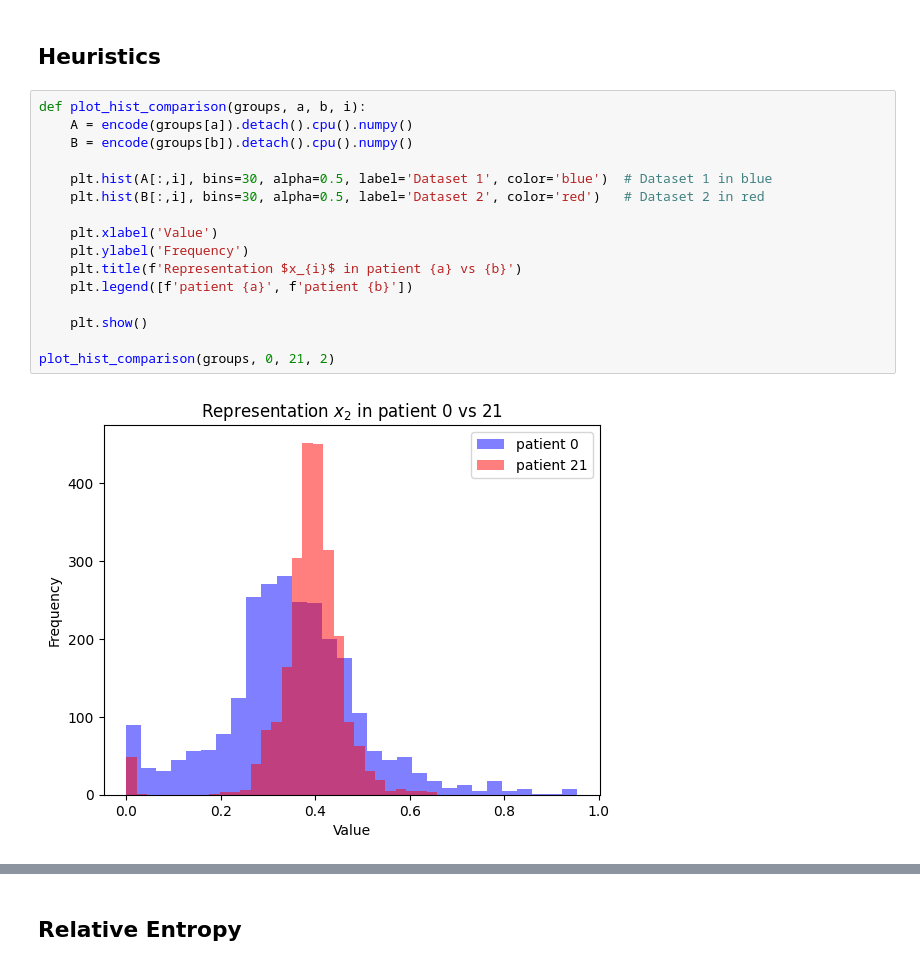
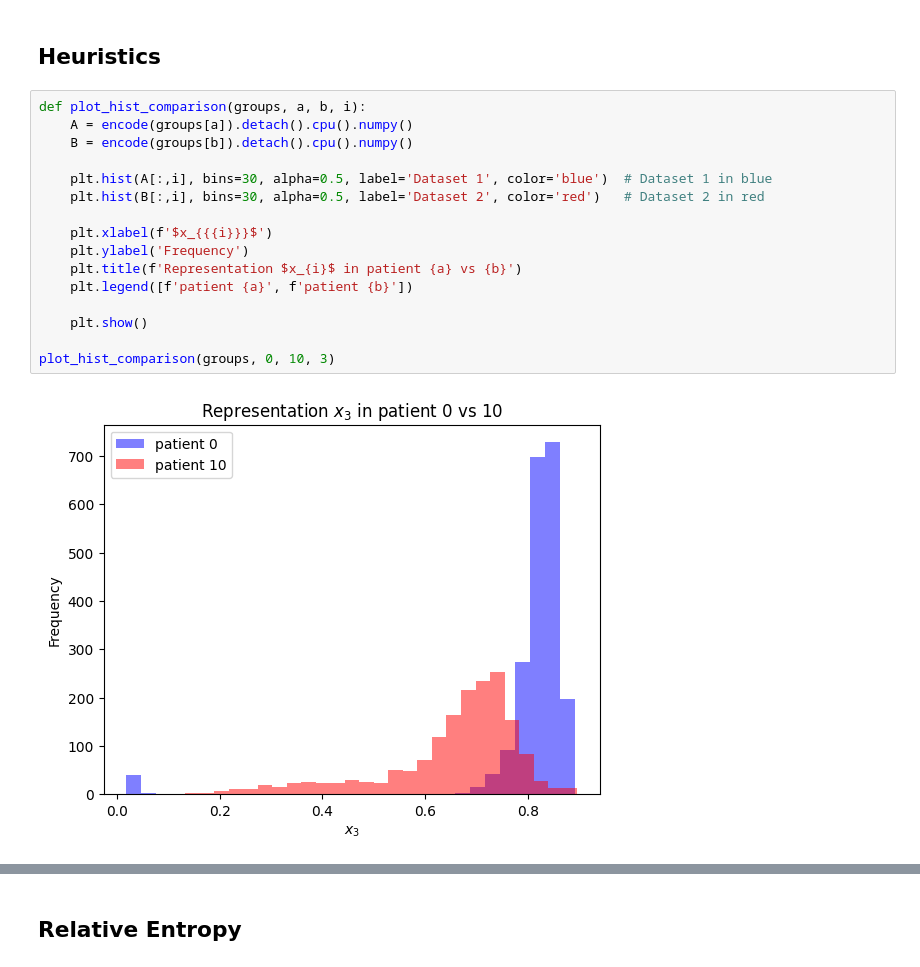
Before and after one commit to MattyAB/ecg_transfer, a Jupyter notebook: autoencoder.ipynb, the cells around one changed output, grey strips where cells are left out. Drawn from its saved outputs; the diff is of its cells as text.

```diff
--- a/autoencoder.ipynb
+++ b/autoencoder.ipynb
@@ -349,19 +350,19 @@ len(groups)
 # %%
 def plot_hist_comparison(groups, a, b, i):
     A = encode(groups[a]).detach().cpu().numpy()
     B = encode(groups[b]).detach().cpu().numpy()
 
     plt.hist(A[:,i], bins=30, alpha=0.5, label='Dataset 1', color='blue')  # Dataset 1 in blue
     plt.hist(B[:,i], bins=30, alpha=0.5, label='Dataset 2', color='red')   # Dataset 2 in red
 
-    plt.xlabel('Value')
+    plt.xlabel(f'$x_{{{i}}}$')
     plt.ylabel('Frequency')
     plt.title(f'Representation $x_{i}$ in patient {a} vs {b}')
     plt.legend([f'patient {a}', f'patient {b}'])
 
     plt.show()
 
-plot_hist_comparison(groups, 0, 21, 2)
+plot_hist_comparison(groups, 0, 10, 3)
 # %% [output]
-[figure, old version]
+[figure, new version]
 # %%
```
Also changed, not shown: parts of 10 cells of this notebook.
